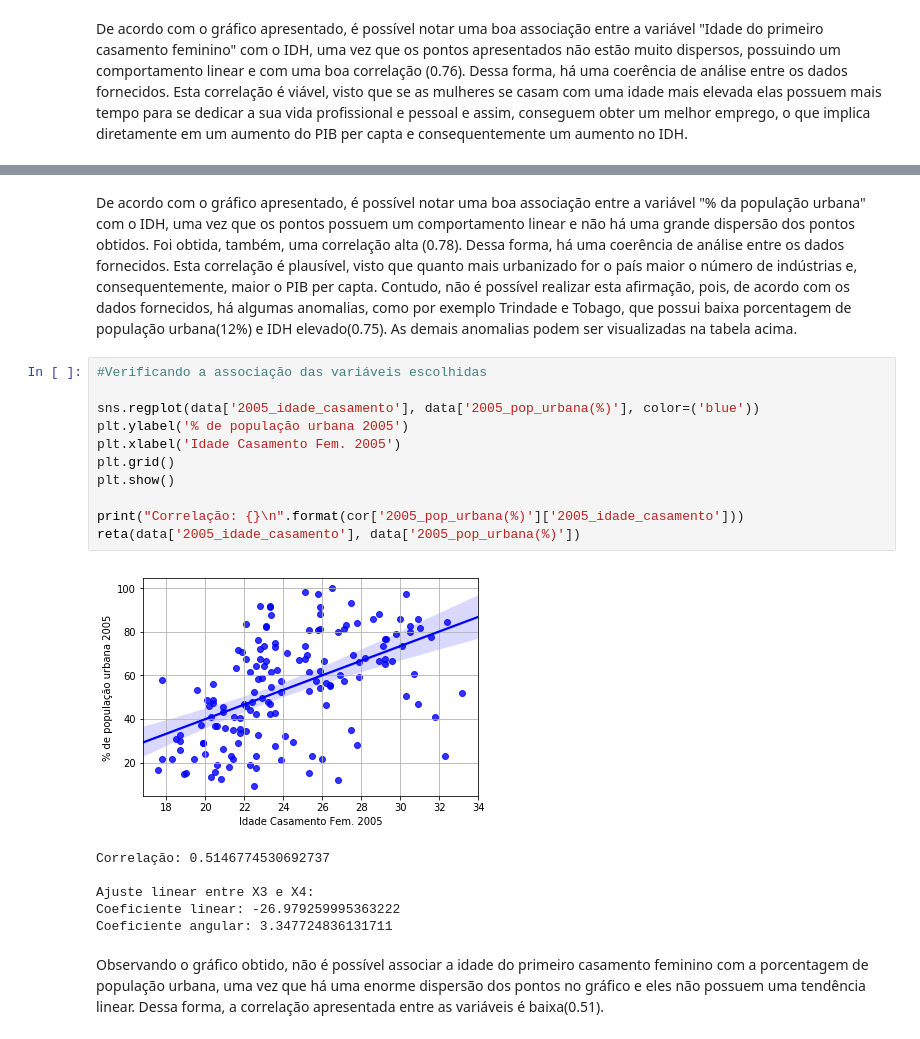
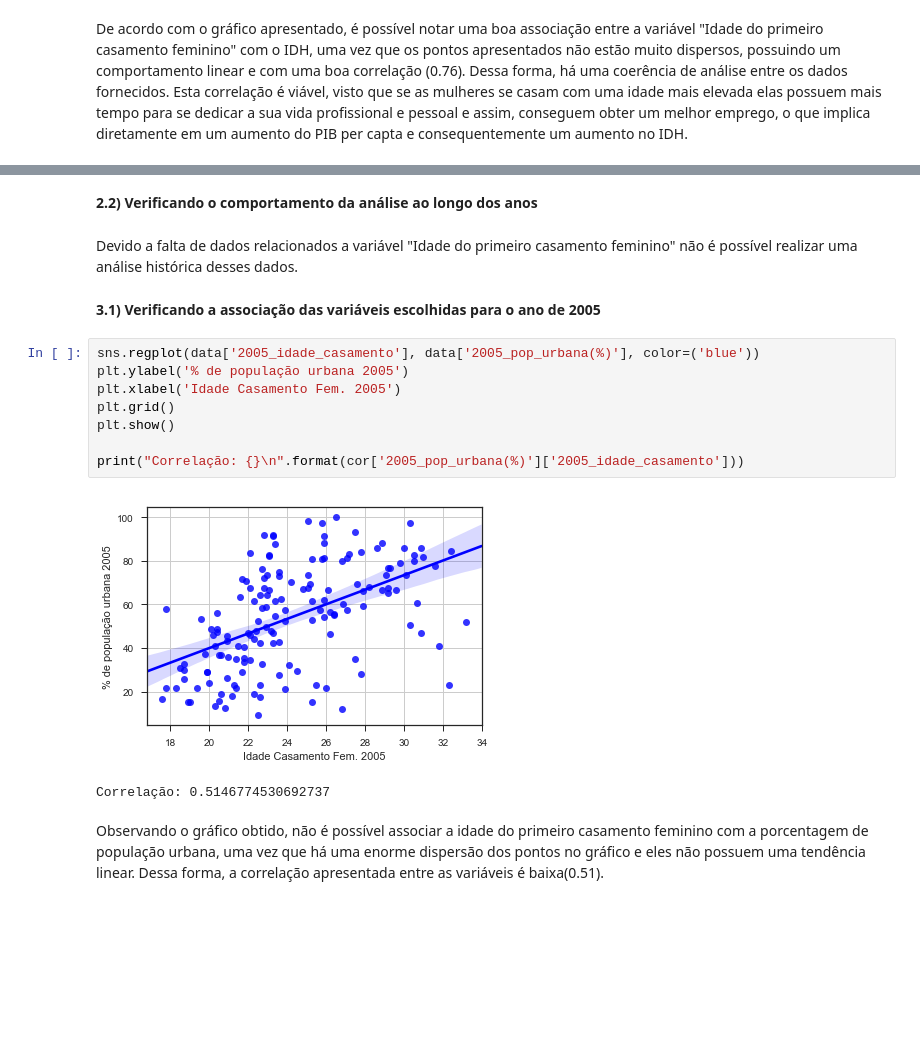
Before and after one commit to pedr0luiz/P1_Dados_Pedro_Luiz, a Jupyter notebook: P1_Dados_Pedro_Luiz.ipynb, the cells around one changed output, grey strips where cells are left out. Cells and saved outputs as stored; diff of their text form; blank space fills up the shorter version.

Commit message:
falta conclusao

```diff
--- a/P1_Dados_Pedro_Luiz.ipynb
+++ b/P1_Dados_Pedro_Luiz.ipynb
@@ -205,22 +232,19 @@ Slovenia                0.858                  30.3              50.469
-# %% [markdown]
-De acordo com o gráfico apresentado, é possível notar uma boa associação entre a variável "% da população urbana" com o IDH, uma vez que os pontos possuem um comportamento linear e não há uma grande dispersão dos pontos obtidos. Foi obtida, também, uma correlação alta (0.78). Dessa forma, há uma coerência de análise entre os dados fornecidos. Esta correlação é plausível, visto que quanto mais urbanizado for o país maior o número de indústrias e, consequentemente, maior o PIB per capta. Contudo, não é possível realizar esta afirmação, pois, de acordo com os dados fornecidos, há algumas anomalias, como por exemplo Trindade e Tobago, que possui baixa porcentagem de população urbana(12%) e IDH elevado(0.75). As demais anomalias podem ser visualizadas na tabela acima.
+# %% [markdown]
+**2.2) Verificando o comportamento da análise ao longo dos anos**
+# %% [markdown]
+Devido a falta de dados relacionados a variável "Idade do primeiro casamento feminino" não é possível realizar uma análise histórica desses dados.
+# %% [markdown]
+**3.1) Verificando a associação das variáveis escolhidas para o ano de 2005**
 # %%
-#Verificando a associação das variáveis escolhidas
-
 sns.regplot(data['2005_idade_casamento'], data['2005_pop_urbana(%)'], color=('blue'))
 plt.ylabel('% de população urbana 2005')
 plt.xlabel('Idade Casamento Fem. 2005')
 plt.grid()
 plt.show()
 
 print("Correlação: {}\n".format(cor['2005_pop_urbana(%)']['2005_idade_casamento']))
-reta(data['2005_idade_casamento'], data['2005_pop_urbana(%)'])
 # %% [output]
-[figure, old version]
+[figure, new version]
 Correlação: 0.5146774530692737
-
-Ajuste linear entre X3 e X4:
-Coeficiente linear: -26.979259995363222
-Coeficiente angular: 3.347724836131711
 # %% [markdown]
 Observando o gráfico obtido, não é possível associar a idade do primeiro casamento feminino com a porcentagem de população urbana, uma vez que há uma enorme dispersão dos pontos no gráfico e eles não possuem uma tendência linear. Dessa forma, a correlação apresentada entre as variáveis é baixa(0.51).
```
Also changed, not shown: parts of 27 cells of this notebook.
